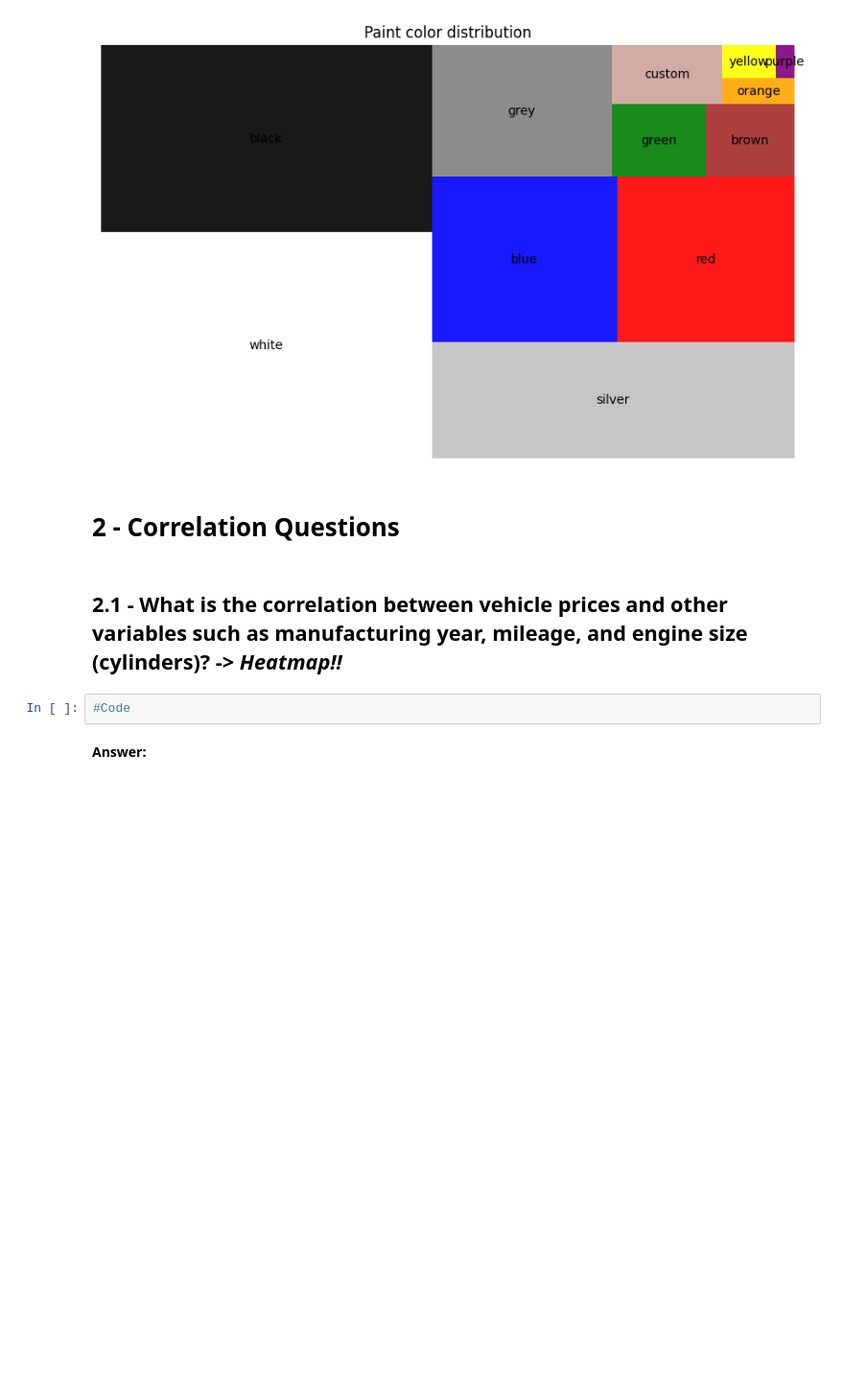
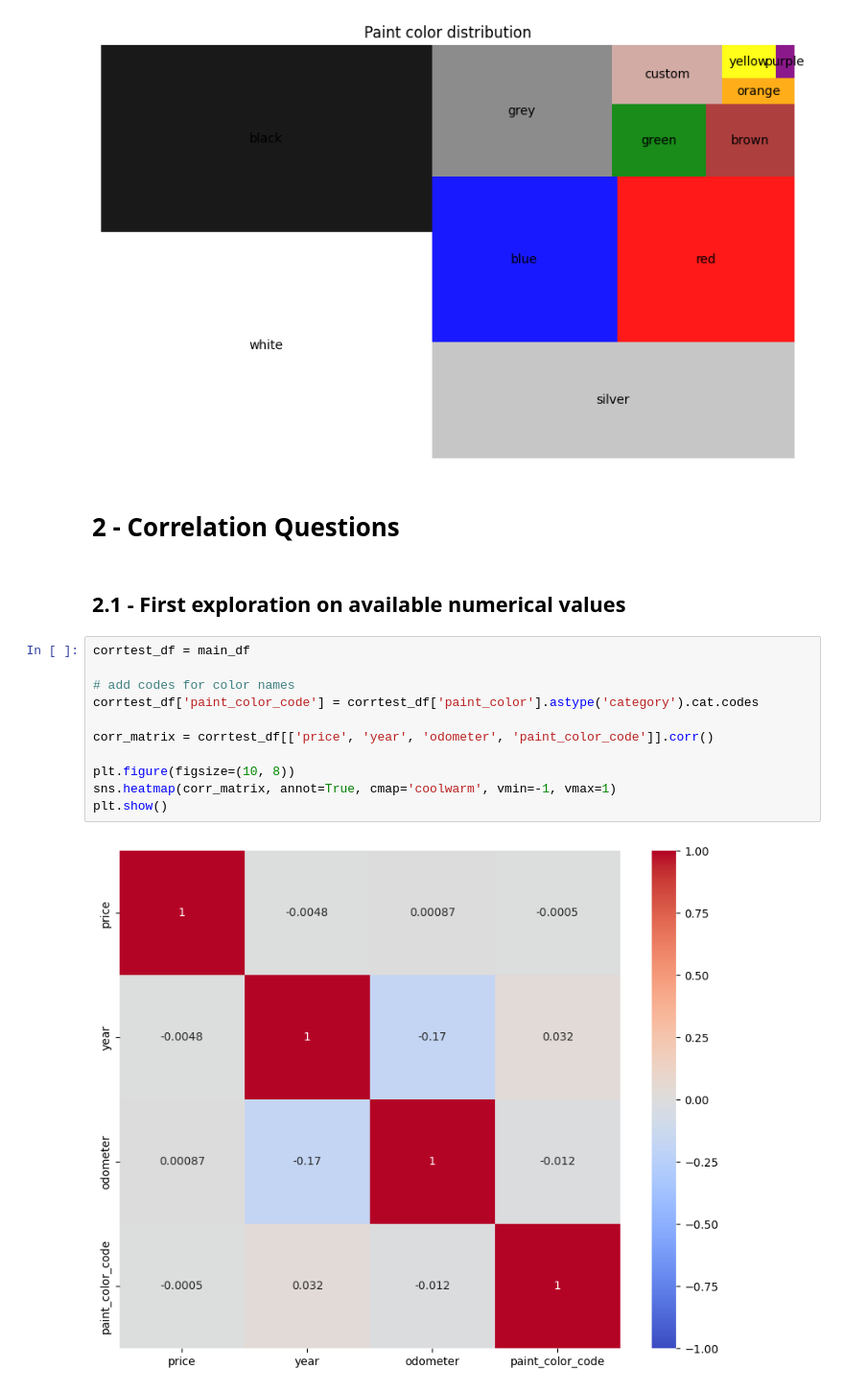
Before and after one commit to MokipoCode/AutoNLP, a Jupyter notebook: notebooks/data_visu.ipynb, the cells around one changed output. Shown at 96% size. Saved outputs shown, nothing was run; the diff lists cells and outputs as text; blank space fills up the shorter version.

Commit message:
correlations and more data exploration

```diff
--- a/notebooks/data_visu.ipynb
+++ b/notebooks/data_visu.ipynb
@@ -318,9 +318,18 @@ plt.show()
 [figure]
 # %% [markdown]
 # 2 - Correlation Questions
-# %% [markdown]
-## 2.1 - What is the correlation between vehicle prices and other variables such as manufacturing year, mileage, and engine size (cylinders)? -> _Heatmap!!_
-# %%
-#Code
-# %% [markdown]
-**Answer:**
+# %% [markdown]
+## 2.1 - First exploration on available numerical values
+# %%
+corrtest_df = main_df
+
+# add codes for color names
+corrtest_df['paint_color_code'] = corrtest_df['paint_color'].astype('category').cat.codes
+
+corr_matrix = corrtest_df[['price', 'year', 'odometer', 'paint_color_code']].corr()
+
+plt.figure(figsize=(10, 8))
+sns.heatmap(corr_matrix, annot=True, cmap='coolwarm', vmin=-1, vmax=1)
+plt.show()
+# %% [output]
+[figure, added]
```
Also changed, not shown: parts of 30 cells of this notebook, 3 other files.
